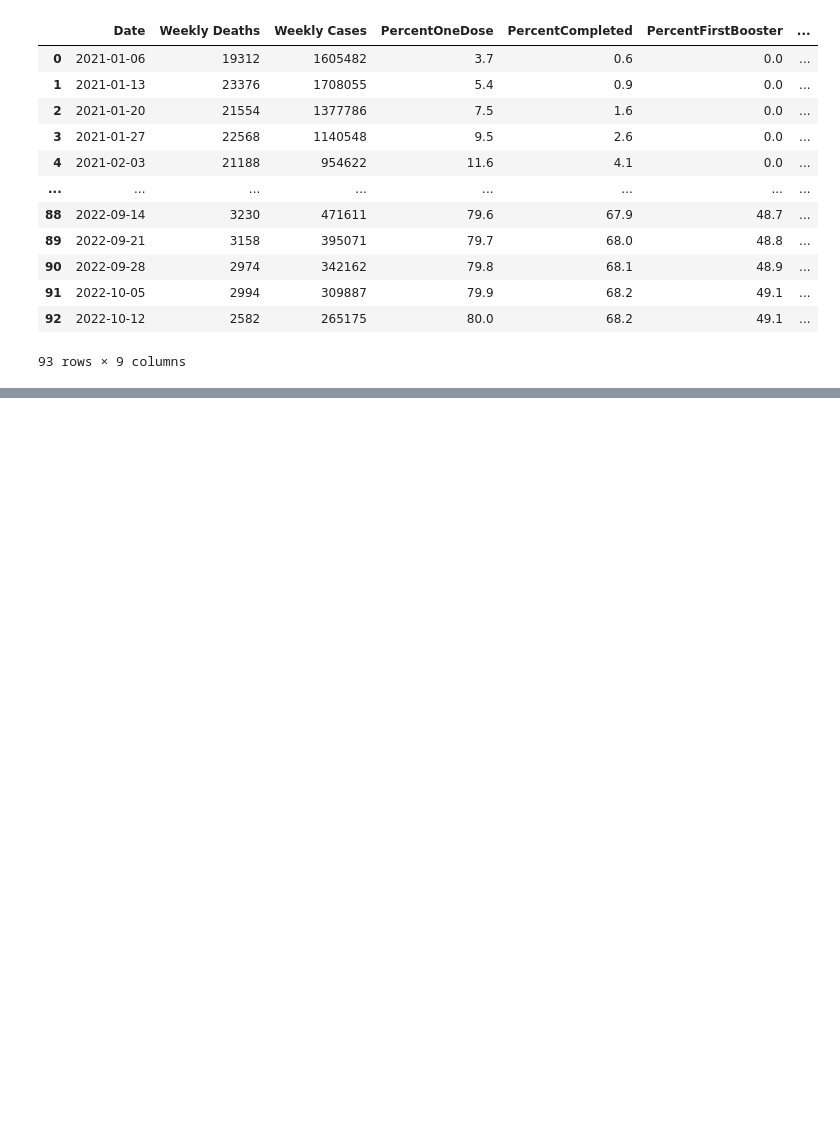
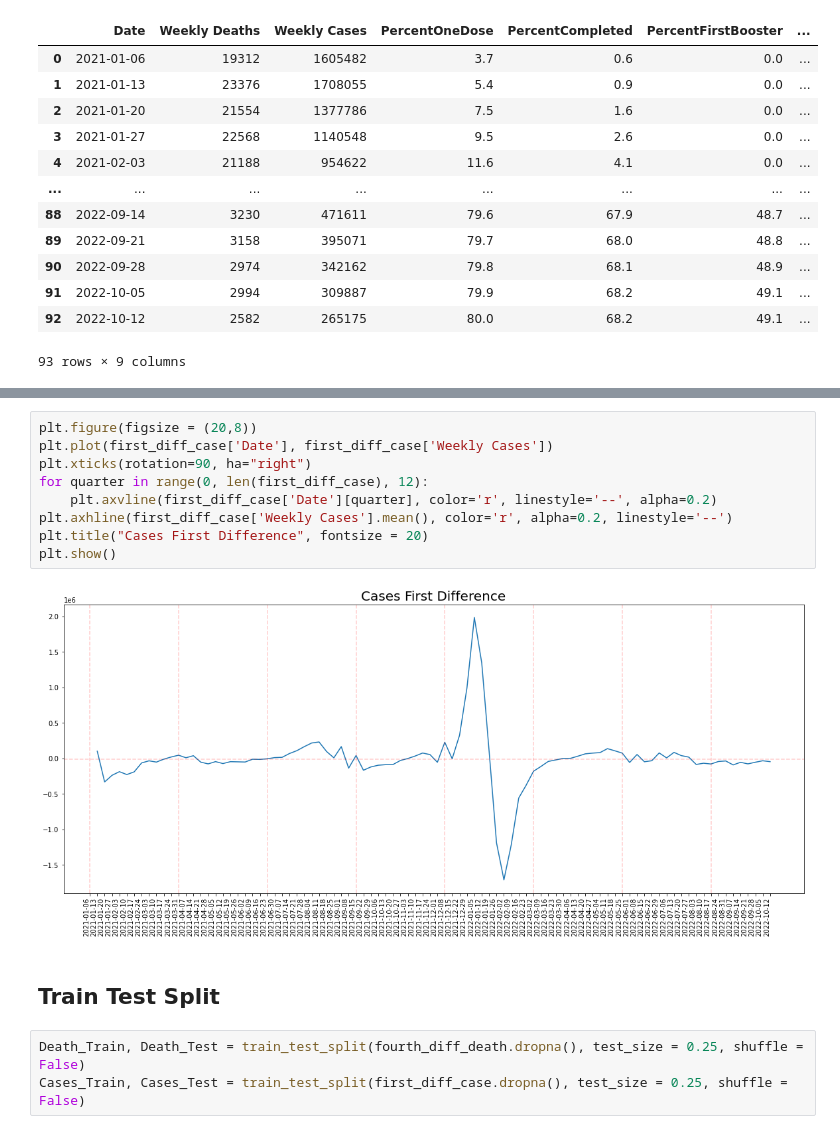
Before and after one commit to Lester0142/Covid_Data_Analysis, a Jupyter notebook: ARMA.ipynb, the cells around one changed output, grey strips where cells are left out. Saved outputs shown, nothing was run; the diff lists cells and outputs as text; blank space fills up the shorter version.

```diff
--- a/ARMA.ipynb
+++ b/ARMA.ipynb
@@ -43,0 +91,16 @@ Code from: https://towardsdatascience.com/advanced-time-series-analysis-with-arm
+# %%
+plt.figure(figsize = (20,8))
+plt.plot(first_diff_case['Date'], first_diff_case['Weekly Cases'])
+plt.xticks(rotation=90, ha="right")
+for quarter in range(0, len(first_diff_case), 12):
+    plt.axvline(first_diff_case['Date'][quarter], color='r', linestyle='--', alpha=0.2)
+plt.axhline(first_diff_case['Weekly Cases'].mean(), color='r', alpha=0.2, linestyle='--')
+plt.title("Cases First Difference", fontsize = 20)
+plt.show()
+# %% [output]
+[figure, added]
+# %% [markdown]
+## Train Test Split
+# %%
+Death_Train, Death_Test = train_test_split(fourth_diff_death.dropna(), test_size = 0.25, shuffle = False)
+Cases_Train, Cases_Test = train_test_split(first_diff_case.dropna(), test_size = 0.25, shuffle = False)
```
Also changed, not shown: parts of 34 cells of this notebook.
